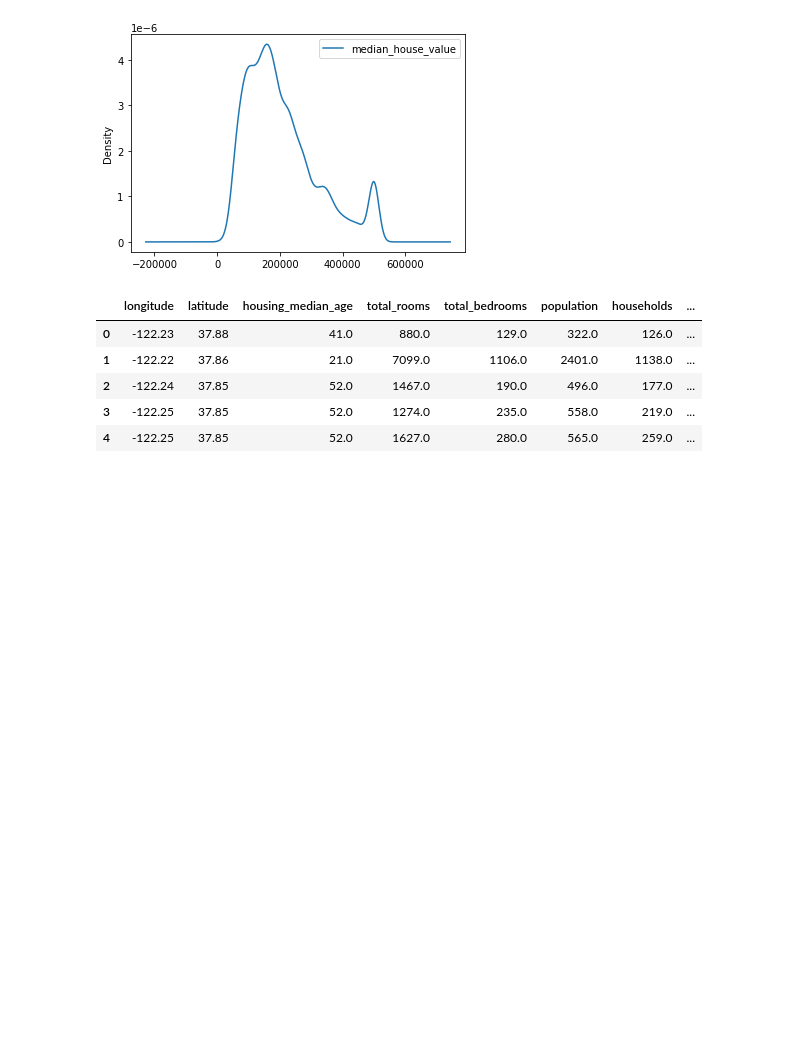
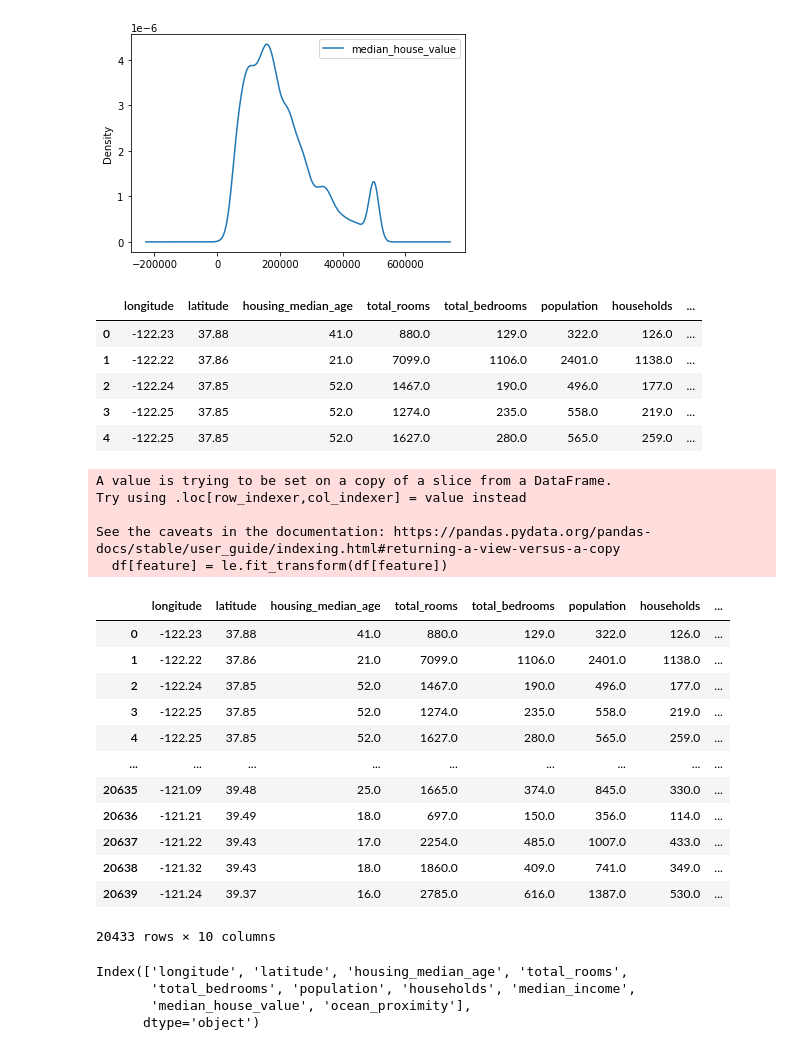
Before and after one commit to TP-Nicolas-Benjamin/INFO905_TP1, a Jupyter notebook: tp.ipynb, the cells around one changed output. Cells and saved outputs as stored; diff of their text form; code cells hidden in the pictures; blank space fills up the shorter version.

```diff
--- a/tp.ipynb
+++ b/tp.ipynb
@@ -84,3 +91,43 @@ data.head()
 | 4 | -122.25 | 37.85 | 52.0 | 1627.0 | 280.0 | 565.0 | 259.0 | ... |
 # %%
 data=data.dropna()
+# %%
+def dummyEncode(df):
+        columnsToEncode = list(df.select_dtypes(include=['category','object']))
+        le = LabelEncoder()
+        for feature in columnsToEncode:
+            try:
+                df[feature] = le.fit_transform(df[feature])
+            except:
+                print('Error encoding '+feature)
+        return df
+# %%
+dummyEncode(data)
+data
+# %% [output]
+A value is trying to be set on a copy of a slice from a DataFrame.
+Try using .loc[row_indexer,col_indexer] = value instead
+
+See the caveats in the documentation: https://pandas.pydata.org/pandas-docs/stable/user_guide/indexing.html#returning-a-view-versus-a-copy
+  df[feature] = le.fit_transform(df[feature])
+|  | longitude | latitude | housing_median_age | total_rooms | total_bedrooms | population | households | ... |
+| 0 | -122.23 | 37.88 | 41.0 | 880.0 | 129.0 | 322.0 | 126.0 | ... |
+| 1 | -122.22 | 37.86 | 21.0 | 7099.0 | 1106.0 | 2401.0 | 1138.0 | ... |
+| 2 | -122.24 | 37.85 | 52.0 | 1467.0 | 190.0 | 496.0 | 177.0 | ... |
+| 3 | -122.25 | 37.85 | 52.0 | 1274.0 | 235.0 | 558.0 | 219.0 | ... |
+| 4 | -122.25 | 37.85 | 52.0 | 1627.0 | 280.0 | 565.0 | 259.0 | ... |
+| ... | ... | ... | ... | ... | ... | ... | ... | ... |
+| 20635 | -121.09 | 39.48 | 25.0 | 1665.0 | 374.0 | 845.0 | 330.0 | ... |
+| 20636 | -121.21 | 39.49 | 18.0 | 697.0 | 150.0 | 356.0 | 114.0 | ... |
+| 20637 | -121.22 | 39.43 | 17.0 | 2254.0 | 485.0 | 1007.0 | 433.0 | ... |
+| 20638 | -121.32 | 39.43 | 18.0 | 1860.0 | 409.0 | 741.0 | 349.0 | ... |
+| 20639 | -121.24 | 39.37 | 16.0 | 2785.0 | 616.0 | 1387.0 | 530.0 | ... |
+20433 rows × 10 columns
+# %%
+scaler = MinMaxScaler()
+# ??
+# %% [output]
+Index(['longitude', 'latitude', 'housing_median_age', 'total_rooms',
+       'total_bedrooms', 'population', 'households', 'median_income',
+       'median_house_value', 'ocean_proximity'],
+      dtype='object')
```
Also changed, not shown: parts of 3 cells of this notebook.
